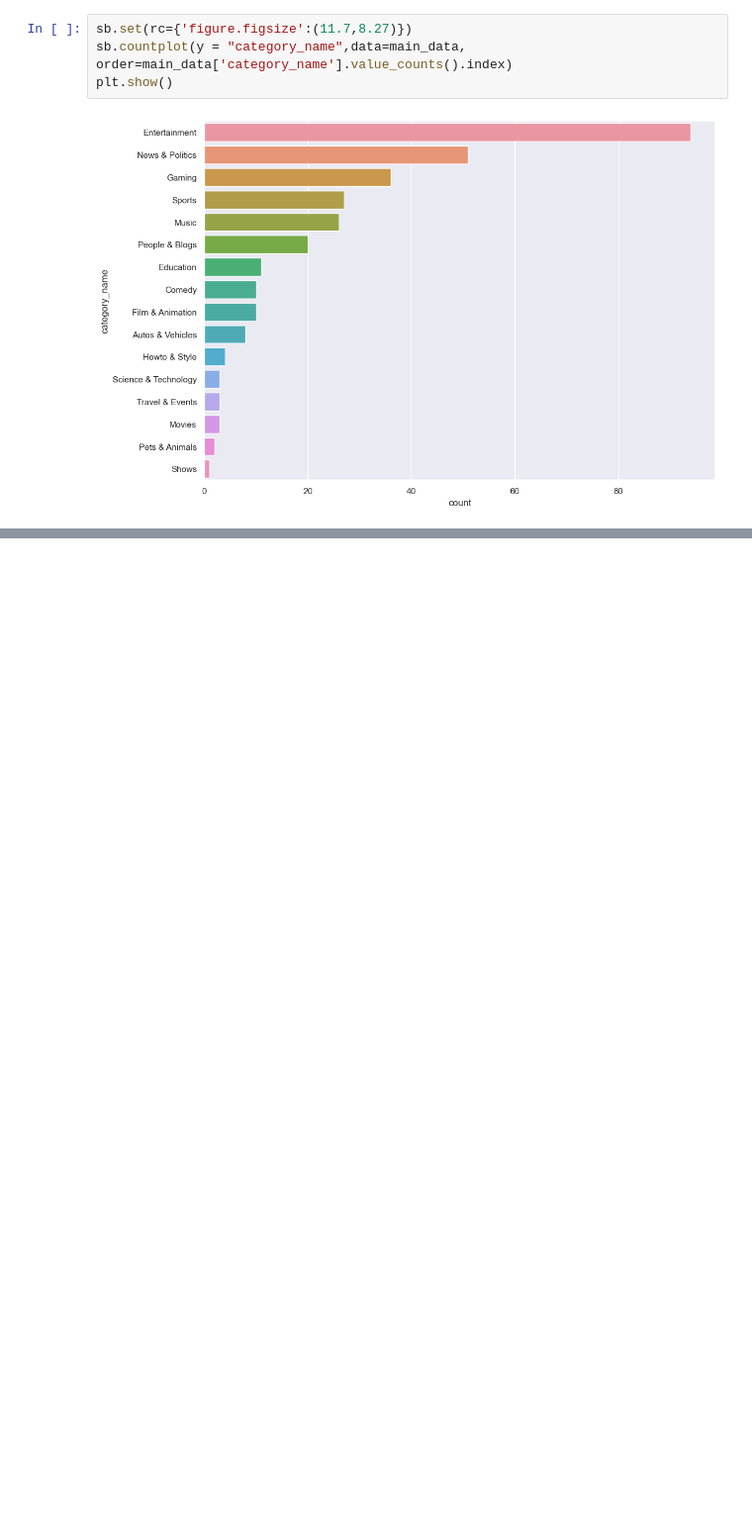
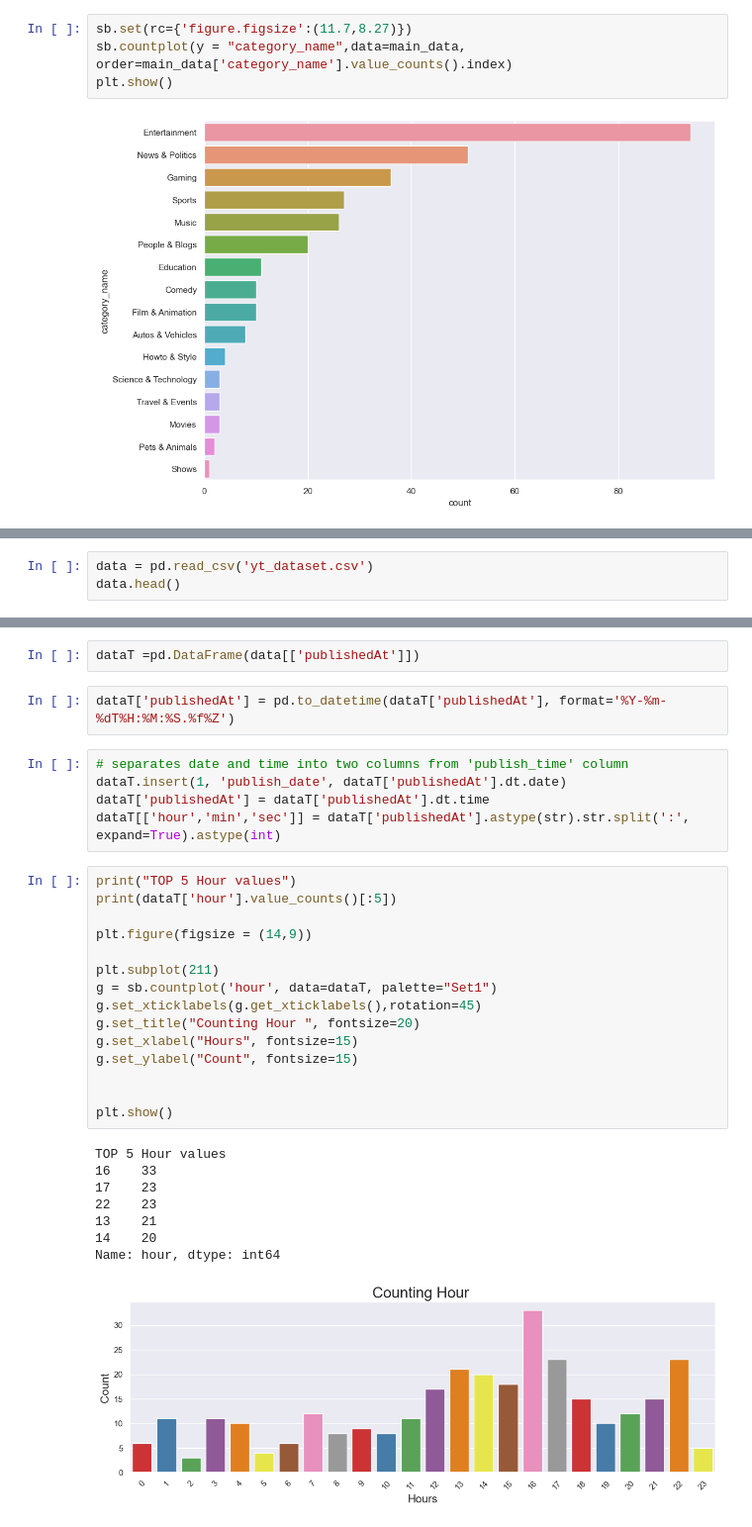
Before and after one commit to jhmarkkk/Youtube_Analysis, a Jupyter notebook: C.ipynb, the cells around one changed output, grey strips where cells are left out. Shown: that part at 99% size. Drawn from its saved outputs; the diff is of its cells as text; blank space fills up the shorter version.

Commit message:
Addition of number of posts by the hour

```diff
--- a/C.ipynb
+++ b/C.ipynb
@@ -109,0 +127,3 @@ plt.show()
+# %%
+data = pd.read_csv('yt_dataset.csv')
+data.head()
@@ -109,0 +137,33 @@ plt.show()
+# %%
+dataT =pd.DataFrame(data[['publishedAt']])
+# %%
+dataT['publishedAt'] = pd.to_datetime(dataT['publishedAt'], format='%Y-%m-%dT%H:%M:%S.%f%Z')
+# %%
+# separates date and time into two columns from 'publish_time' column
+dataT.insert(1, 'publish_date', dataT['publishedAt'].dt.date)
+dataT['publishedAt'] = dataT['publishedAt'].dt.time
+dataT[['hour','min','sec']] = dataT['publishedAt'].astype(str).str.split(':', expand=True).astype(int)
+# %%
+print("TOP 5 Hour values")
+print(dataT['hour'].value_counts()[:5])
+
+plt.figure(figsize = (14,9))
+
+plt.subplot(211)
+g = sb.countplot('hour', data=dataT, palette="Set1")
+g.set_xticklabels(g.get_xticklabels(),rotation=45)
+g.set_title("Counting Hour ", fontsize=20)
+g.set_xlabel("Hours", fontsize=15)
+g.set_ylabel("Count", fontsize=15)
+
+
+plt.show()
+# %% [output]
+TOP 5 Hour values
+16    33
+17    23
+22    23
+13    21
+14    20
+Name: hour, dtype: int64
+[figure, added]
```
Also changed, not shown: parts of 3 cells of this notebook.
